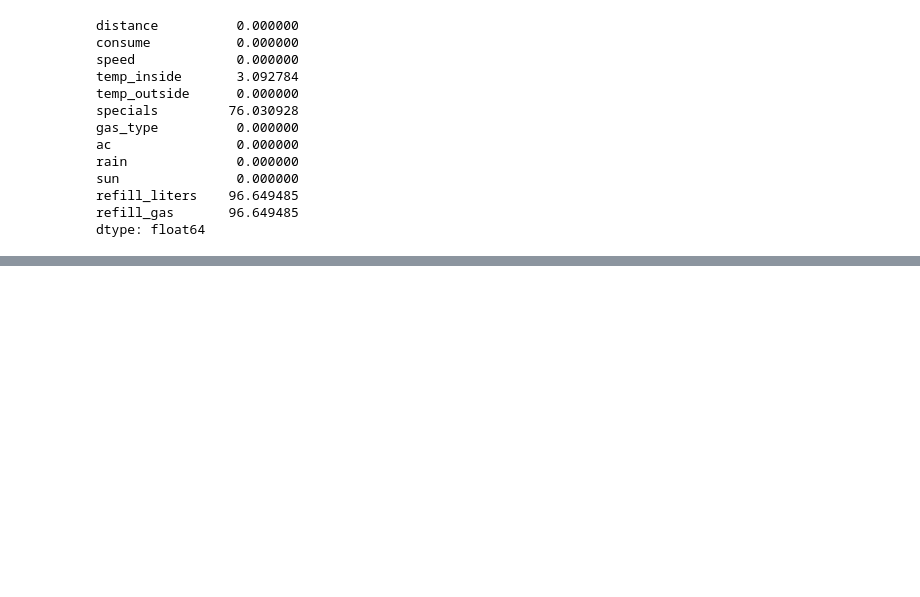
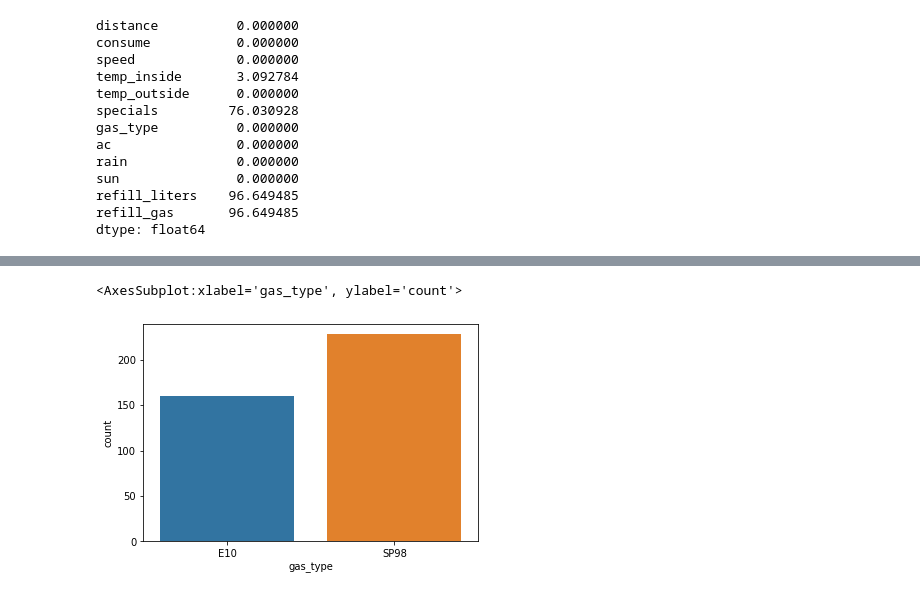
Before and after one commit to ironhack-edu/technical_challenge_DA, a Jupyter notebook: Holly Dalton Tech Challenge.ipynb, the cells around one changed output, grey strips where cells are left out. Saved outputs shown, nothing was run; the diff lists cells and outputs as text; code cells hidden in the pictures; blank space fills up the shorter version.

```diff
--- a/Holly Dalton Tech Challenge.ipynb
+++ b/Holly Dalton Tech Challenge.ipynb
@@ -316,0 +606,6 @@ dtype: float64
+# %%
+%matplotlib inline
+sns.countplot(x=cobify.gas_type)   #can see used SP98 more than E10
+# %% [output]
+<AxesSubplot:xlabel='gas_type', ylabel='count'>
+[figure, added]
```
Also changed, not shown: parts of 24 cells of this notebook.
